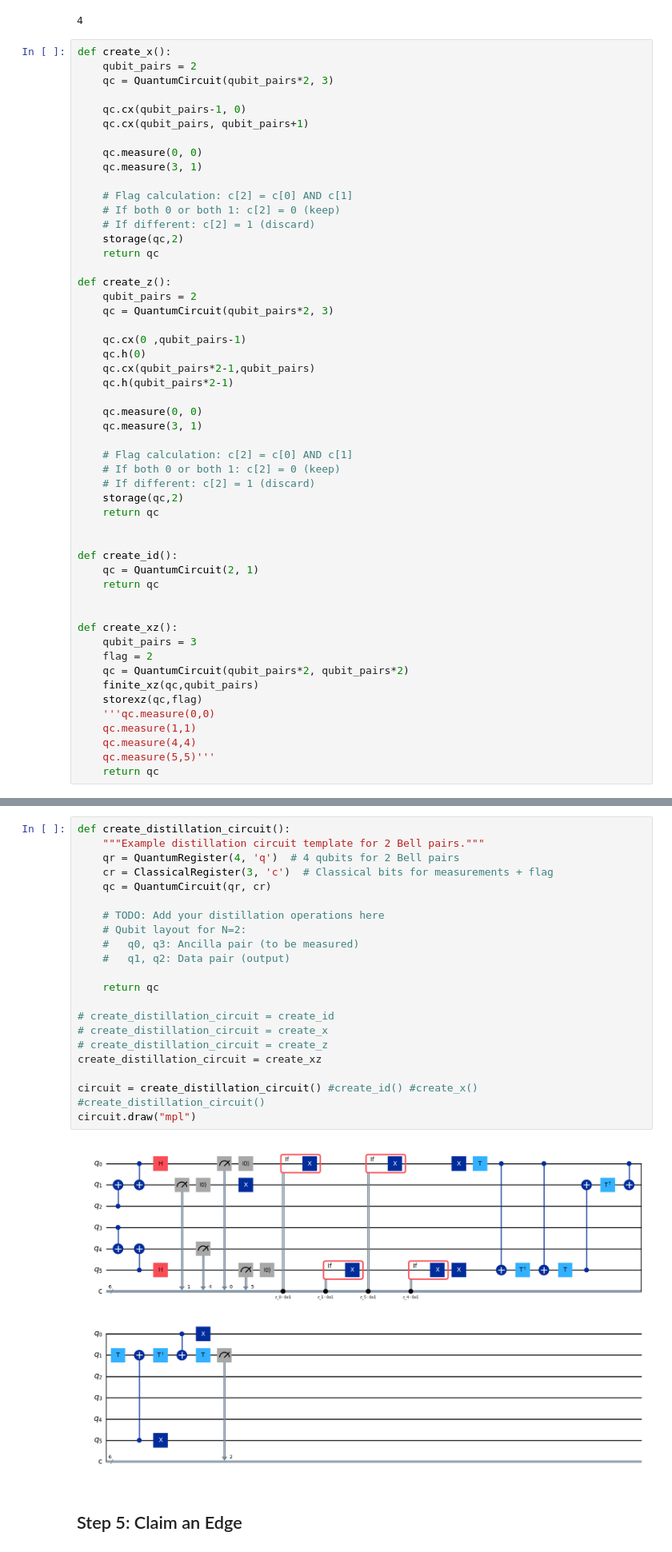
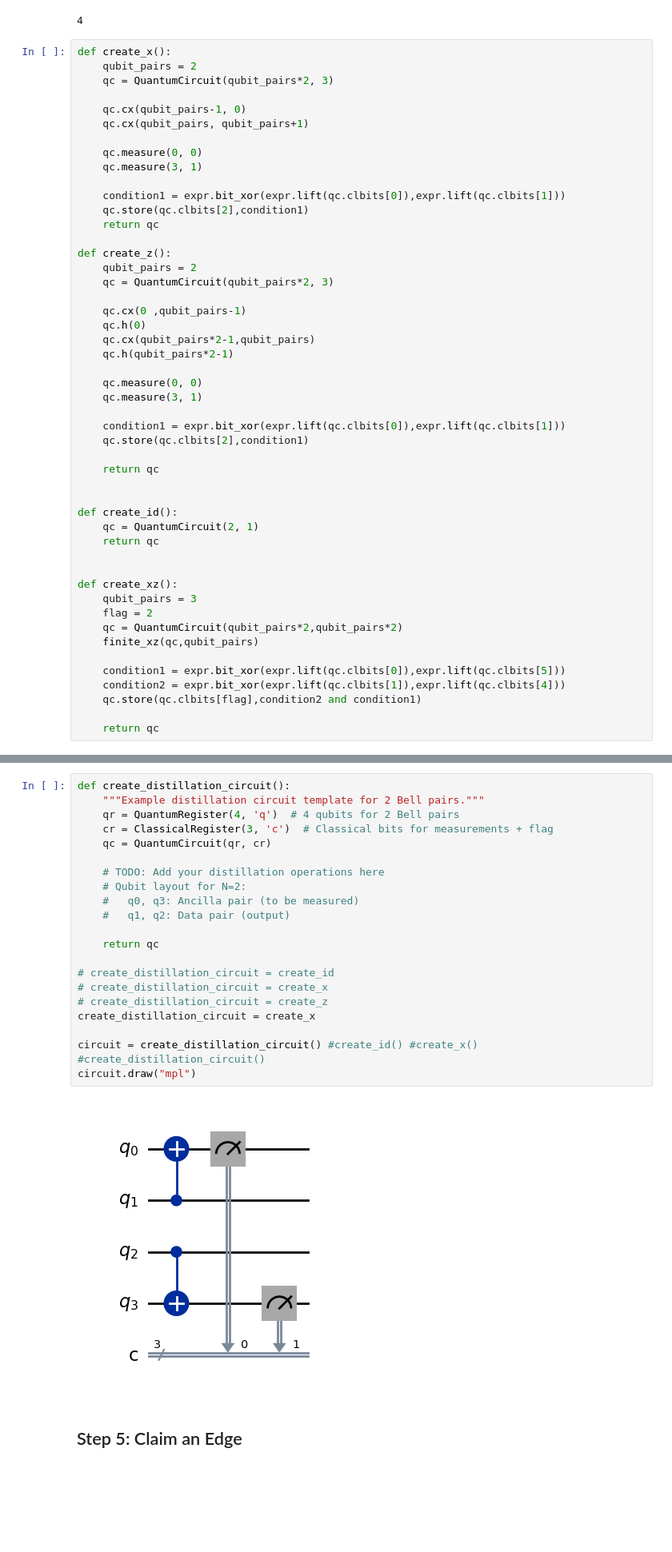
Before and after one commit to fwilhelmy/mit-iquhack-2026, a Jupyter notebook: src/Shane/2026-IonQ-challenge/demo_polish.ipynb, the cells around one changed output, grey strips where cells are left out. Shown at 80% size. Saved outputs shown, nothing was run; the diff lists cells and outputs as text; blank space fills up the shorter version.

```diff
--- a/src/Shane/2026-IonQ-challenge/demo_polish.ipynb
+++ b/src/Shane/2026-IonQ-challenge/demo_polish.ipynb
@@ -200,10 +201,8 @@ def create_x():
     qc.measure(0, 0)
     qc.measure(3, 1)
 
-    # Flag calculation: c[2] = c[0] AND c[1]
-    # If both 0 or both 1: c[2] = 0 (keep)
-    # If different: c[2] = 1 (discard)
-    storage(qc,2)
+    condition1 = expr.bit_xor(expr.lift(qc.clbits[0]),expr.lift(qc.clbits[1]))
+    qc.store(qc.clbits[2],condition1)
     return qc
 
 def create_z():
@@ -218,10 +217,9 @@ def create_z():
     qc.measure(0, 0)
     qc.measure(3, 1)
 
-    # Flag calculation: c[2] = c[0] AND c[1]
-    # If both 0 or both 1: c[2] = 0 (keep)
-    # If different: c[2] = 1 (discard)
-    storage(qc,2)
+    condition1 = expr.bit_xor(expr.lift(qc.clbits[0]),expr.lift(qc.clbits[1]))
+    qc.store(qc.clbits[2],condition1)
+
     return qc
 
 
@@ -233,11 +231,11 @@ def create_id():
 def create_xz():
     qubit_pairs = 3
     flag = 2
-    qc = QuantumCircuit(qubit_pairs*2, qubit_pairs*2)
+    qc = QuantumCircuit(qubit_pairs*2,qubit_pairs*2)
     finite_xz(qc,qubit_pairs)
-    storexz(qc,flag)
-    '''qc.measure(0,0)
-    qc.measure(1,1)
-    qc.measure(4,4)
-    qc.measure(5,5)'''
+
+    condition1 = expr.bit_xor(expr.lift(qc.clbits[0]),expr.lift(qc.clbits[5]))
+    condition2 = expr.bit_xor(expr.lift(qc.clbits[1]),expr.lift(qc.clbits[4]))
+    qc.store(qc.clbits[flag],condition2 and condition1)
+
     return qc
@@ -281,26 +242,26 @@ def storexz(qc,flag):
 # %%
 def create_distillation_circuit():
     """Example distillation circuit template for 2 Bell pairs."""
     qr = QuantumRegister(4, 'q')  # 4 qubits for 2 Bell pairs
     cr = ClassicalRegister(3, 'c')  # Classical bits for measurements + flag
     qc = QuantumCircuit(qr, cr)
 
     # TODO: Add your distillation operations here
     # Qubit layout for N=2:
     #   q0, q3: Ancilla pair (to be measured)
     #   q1, q2: Data pair (output)
 
     return qc
 
 # create_distillation_circuit = create_id
 # create_distillation_circuit = create_x
 # create_distillation_circuit = create_z
-create_distillation_circuit = create_xz
+create_distillation_circuit = create_x
 
 circuit = create_distillation_circuit() #create_id() #create_x() #create_distillation_circuit()
 circuit.draw("mpl")
 # %% [output]
-[figure, old version]
+[figure, new version]
 # %% [markdown]
 ## Step 5: Claim an Edge
 # %%
```
Also changed, not shown: parts of 3 cells of this notebook.
